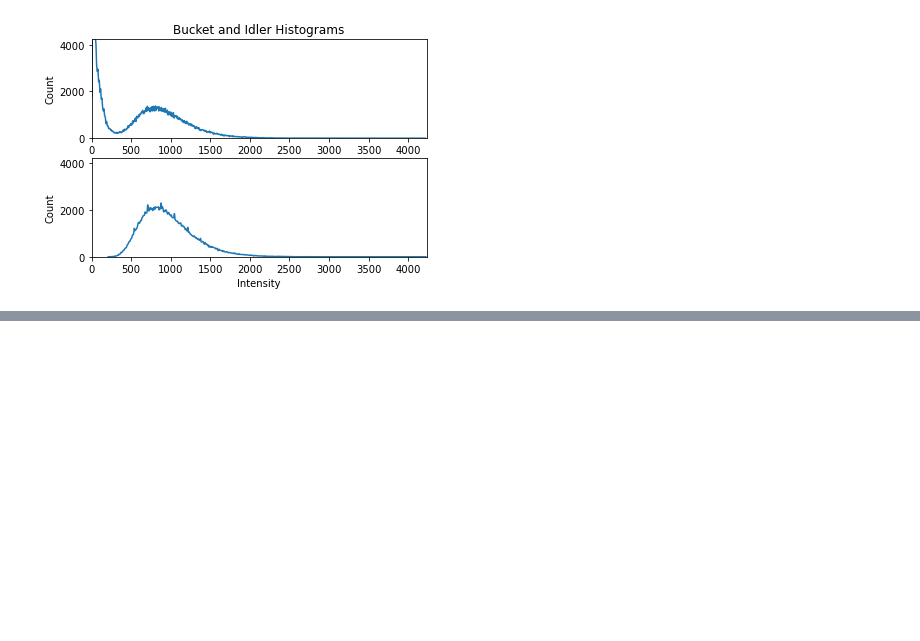
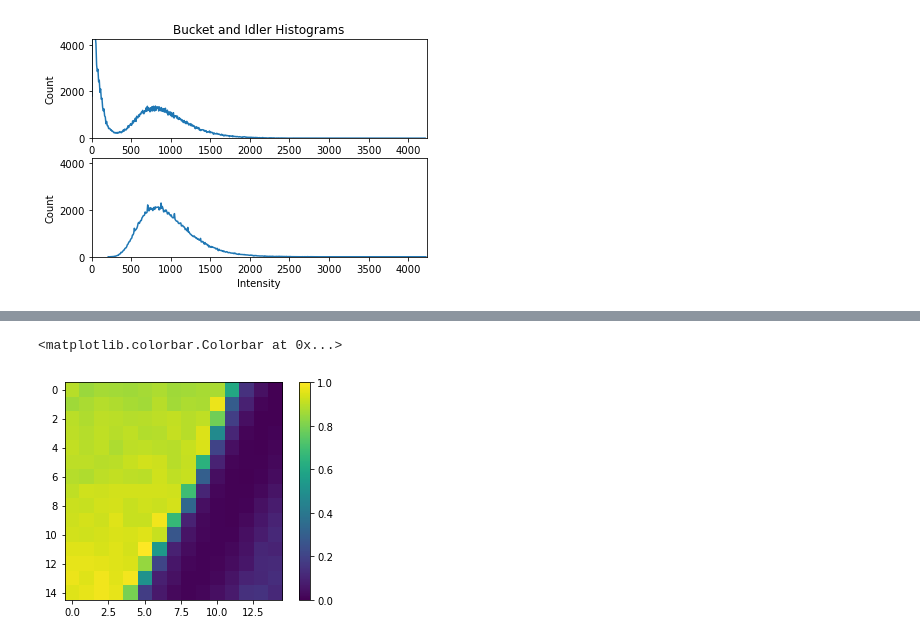
Before and after one commit to JGoodrichBNL/GhostImaging, a Jupyter notebook: gi_example.ipynb, the cells around one changed output, grey strips where cells are left out. Drawn from its saved outputs; the diff is of its cells as text; code cells hidden in the pictures; blank space fills up the shorter version.

```diff
--- a/gi_example.ipynb
+++ b/gi_example.ipynb
@@ -134,0 +119,8 @@ plt.colorbar()
+# %%
+# Average and normalize the bucket frames to get a clean picture of the "sample in" frames
+bucket_norm = gi.f_avg_norm(bucket)
+plt.imshow(bucket_norm)
+plt.colorbar()
+# %% [output]
+<matplotlib.colorbar.Colorbar at 0x...>
+[figure, added]
```
Also changed, not shown: parts of 8 cells of this notebook, 1 other file.
